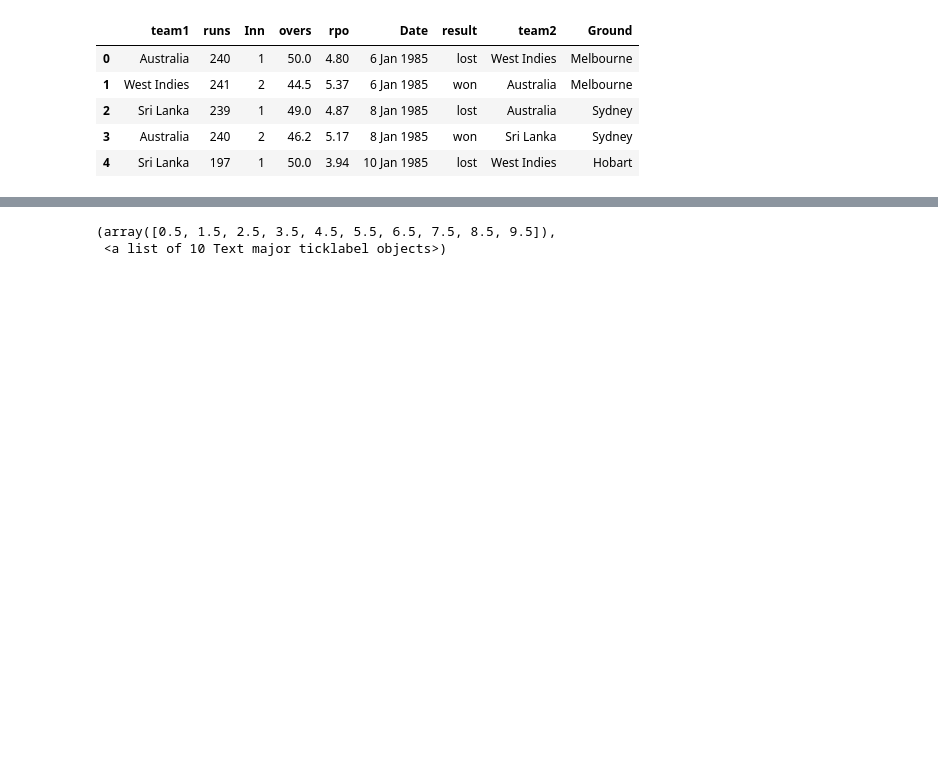
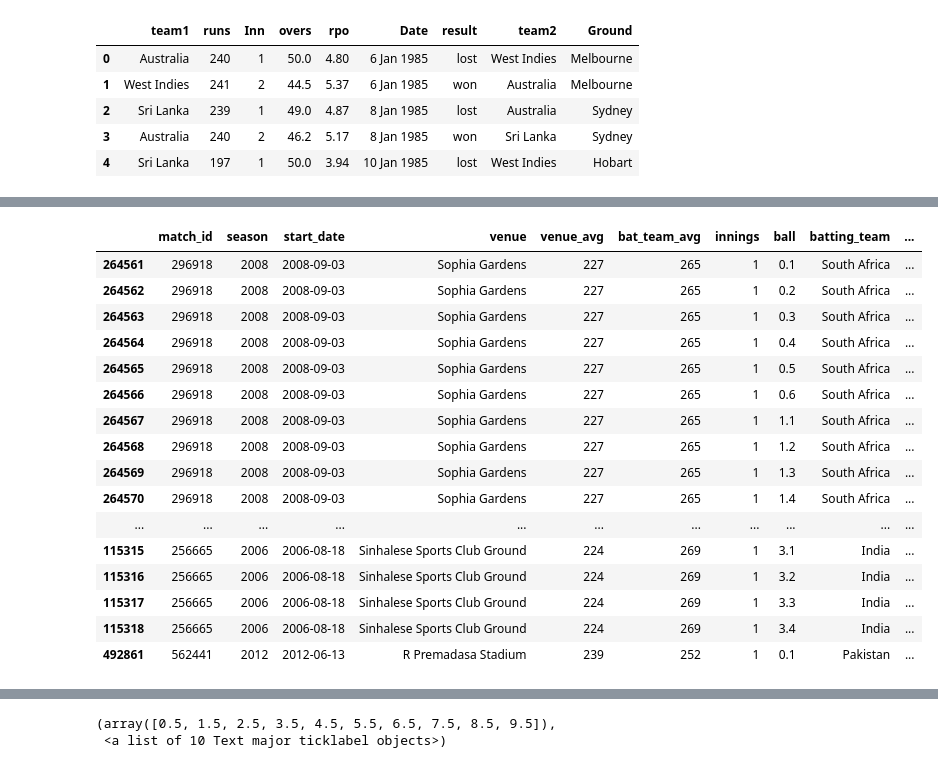
Before and after one commit to AsifRifat/Cricket-Outcome-Predictor, a Jupyter notebook: CricketOutcomePrediction.ipynb, the cells around one changed output, grey strips where cells are left out. Saved outputs shown, nothing was run; the diff lists cells and outputs as text; code cells hidden in the pictures; blank space fills up the shorter version.

```diff
--- a/CricketOutcomePrediction.ipynb
+++ b/CricketOutcomePrediction.ipynb
@@ -208 +330,21 @@ df1.describe().apply(lambda s: s.apply(lambda x: format(x, 'g')))
+# %%
+df1.nsmallest(50, 'total_runs')
+# %% [output]
+|  | match_id | season | start_date | venue | venue_avg | bat_team_avg | innings | ball | batting_team | ... |
+| 264561 | 296918 | 2008 | 2008-09-03 | Sophia Gardens | 227 | 265 | 1 | 0.1 | South Africa | ... |
+| 264562 | 296918 | 2008 | 2008-09-03 | Sophia Gardens | 227 | 265 | 1 | 0.2 | South Africa | ... |
+| 264563 | 296918 | 2008 | 2008-09-03 | Sophia Gardens | 227 | 265 | 1 | 0.3 | South Africa | ... |
+| 264564 | 296918 | 2008 | 2008-09-03 | Sophia Gardens | 227 | 265 | 1 | 0.4 | South Africa | ... |
+| 264565 | 296918 | 2008 | 2008-09-03 | Sophia Gardens | 227 | 265 | 1 | 0.5 | South Africa | ... |
+| 264566 | 296918 | 2008 | 2008-09-03 | Sophia Gardens | 227 | 265 | 1 | 0.6 | South Africa | ... |
+| 264567 | 296918 | 2008 | 2008-09-03 | Sophia Gardens | 227 | 265 | 1 | 1.1 | South Africa | ... |
+| 264568 | 296918 | 2008 | 2008-09-03 | Sophia Gardens | 227 | 265 | 1 | 1.2 | South Africa | ... |
+| 264569 | 296918 | 2008 | 2008-09-03 | Sophia Gardens | 227 | 265 | 1 | 1.3 | South Africa | ... |
+| 264570 | 296918 | 2008 | 2008-09-03 | Sophia Gardens | 227 | 265 | 1 | 1.4 | South Africa | ... |
+| ... | ... | ... | ... | ... | ... | ... | ... | ... | ... | ... |
+| 115315 | 256665 | 2006 | 2006-08-18 | Sinhalese Sports Club Ground | 224 | 269 | 1 | 3.1 | India | ... |
+| 115316 | 256665 | 2006 | 2006-08-18 | Sinhalese Sports Club Ground | 224 | 269 | 1 | 3.2 | India | ... |
+| 115317 | 256665 | 2006 | 2006-08-18 | Sinhalese Sports Club Ground | 224 | 269 | 1 | 3.3 | India | ... |
+| 115318 | 256665 | 2006 | 2006-08-18 | Sinhalese Sports Club Ground | 224 | 269 | 1 | 3.4 | India | ... |
+| 492861 | 562441 | 2012 | 2012-06-13 | R Premadasa Stadium | 239 | 252 | 1 | 0.1 | Pakistan | ... |
 # %%
```
Also changed, not shown: parts of 34 cells of this notebook.
